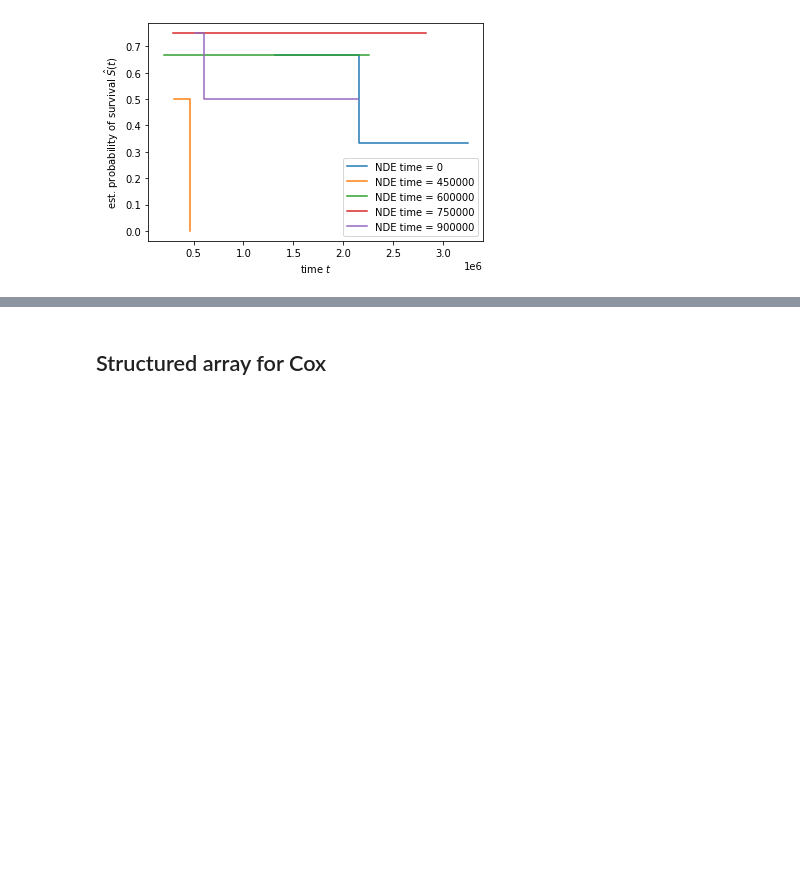
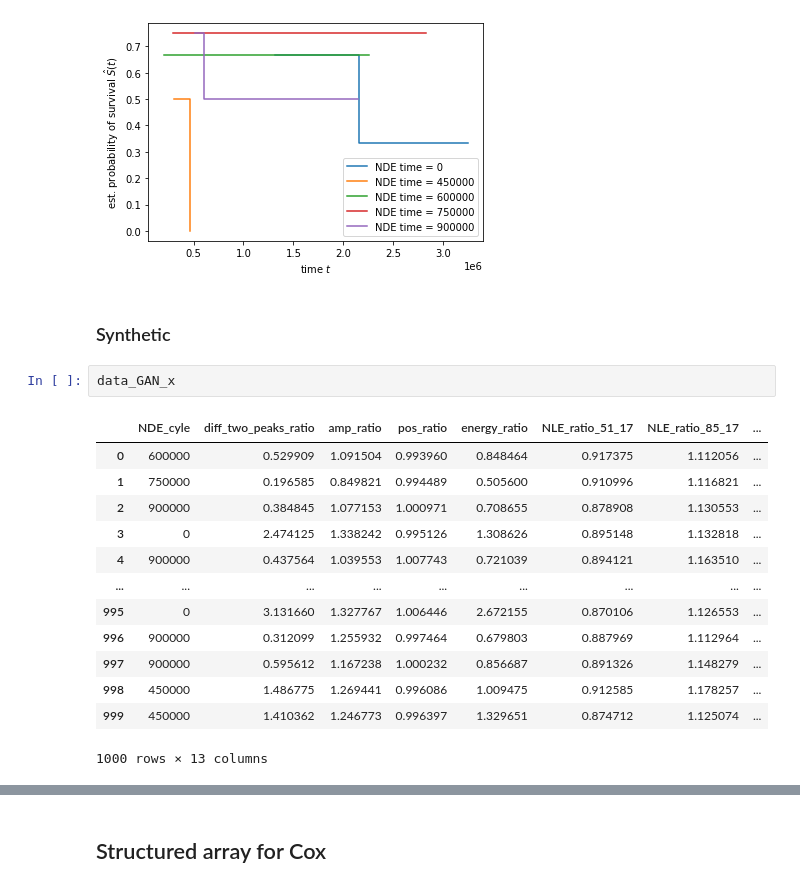
Before and after one commit to Marie-anneMawhin/Oct20_EPRI, a Jupyter notebook: Task3/NB/NB_data_modelling/Scikit_survival_intro.ipynb, the cells around one changed output, grey strips where cells are left out. Drawn from its saved outputs; the diff is of its cells as text; blank space fills up the shorter version.

```diff
--- a/Task3/NB/NB_data_modelling/Scikit_survival_intro.ipynb
+++ b/Task3/NB/NB_data_modelling/Scikit_survival_intro.ipynb
@@ -86,3 +81,21 @@ plt.legend(loc="best")
 # %% [output]
 <matplotlib.legend.Legend at 0x...>
 [figure]
+# %% [markdown]
+### Synthetic
+# %%
+data_GAN_x
+# %% [output]
+|  | NDE_cyle | diff_two_peaks_ratio | amp_ratio | pos_ratio | energy_ratio | NLE_ratio_51_17 | NLE_ratio_85_17 | ... |
+| 0 | 600000 | 0.529909 | 1.091504 | 0.993960 | 0.848464 | 0.917375 | 1.112056 | ... |
+| 1 | 750000 | 0.196585 | 0.849821 | 0.994489 | 0.505600 | 0.910996 | 1.116821 | ... |
+| 2 | 900000 | 0.384845 | 1.077153 | 1.000971 | 0.708655 | 0.878908 | 1.130553 | ... |
+| 3 | 0 | 2.474125 | 1.338242 | 0.995126 | 1.308626 | 0.895148 | 1.132818 | ... |
+| 4 | 900000 | 0.437564 | 1.039553 | 1.007743 | 0.721039 | 0.894121 | 1.163510 | ... |
+| ... | ... | ... | ... | ... | ... | ... | ... | ... |
+| 995 | 0 | 3.131660 | 1.327767 | 1.006446 | 2.672155 | 0.870106 | 1.126553 | ... |
+| 996 | 900000 | 0.312099 | 1.255932 | 0.997464 | 0.679803 | 0.887969 | 1.112964 | ... |
+| 997 | 900000 | 0.595612 | 1.167238 | 1.000232 | 0.856687 | 0.891326 | 1.148279 | ... |
+| 998 | 450000 | 1.486775 | 1.269441 | 0.996086 | 1.009475 | 0.912585 | 1.178257 | ... |
+| 999 | 450000 | 1.410362 | 1.246773 | 0.996397 | 1.329651 | 0.874712 | 1.125074 | ... |
+1000 rows × 13 columns
```
Also changed, not shown: parts of 11 cells of this notebook.
